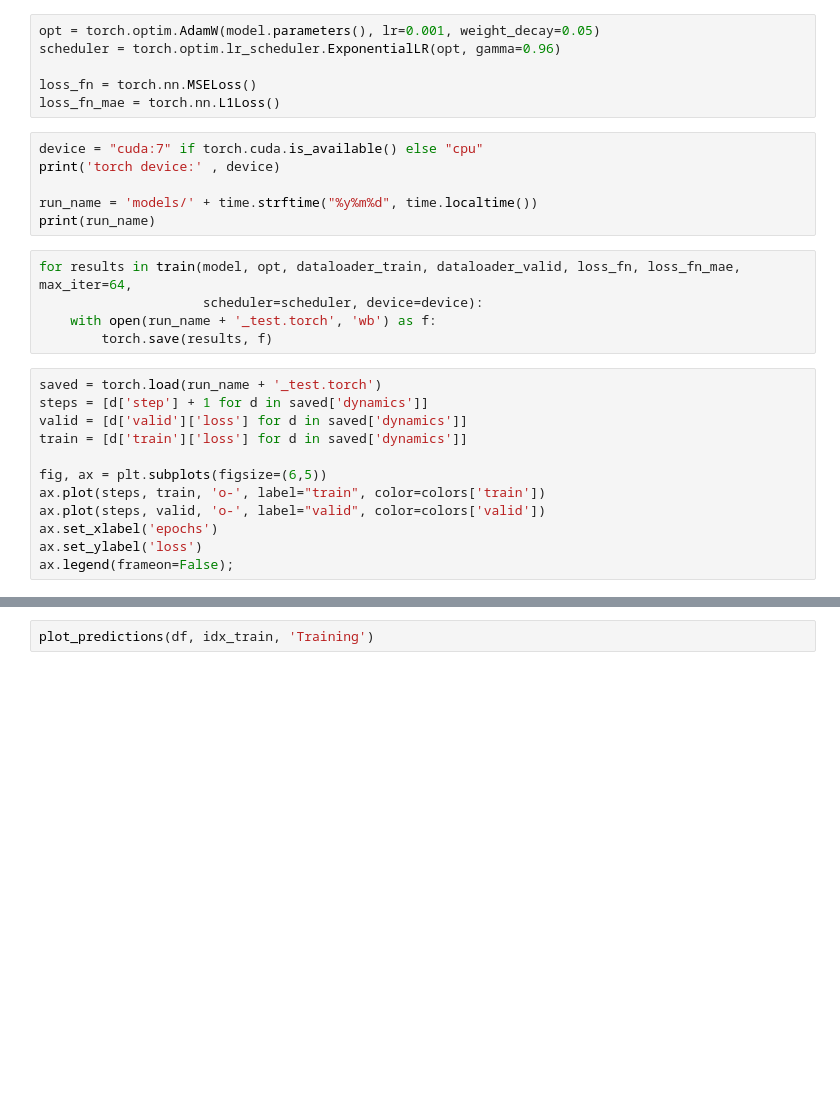
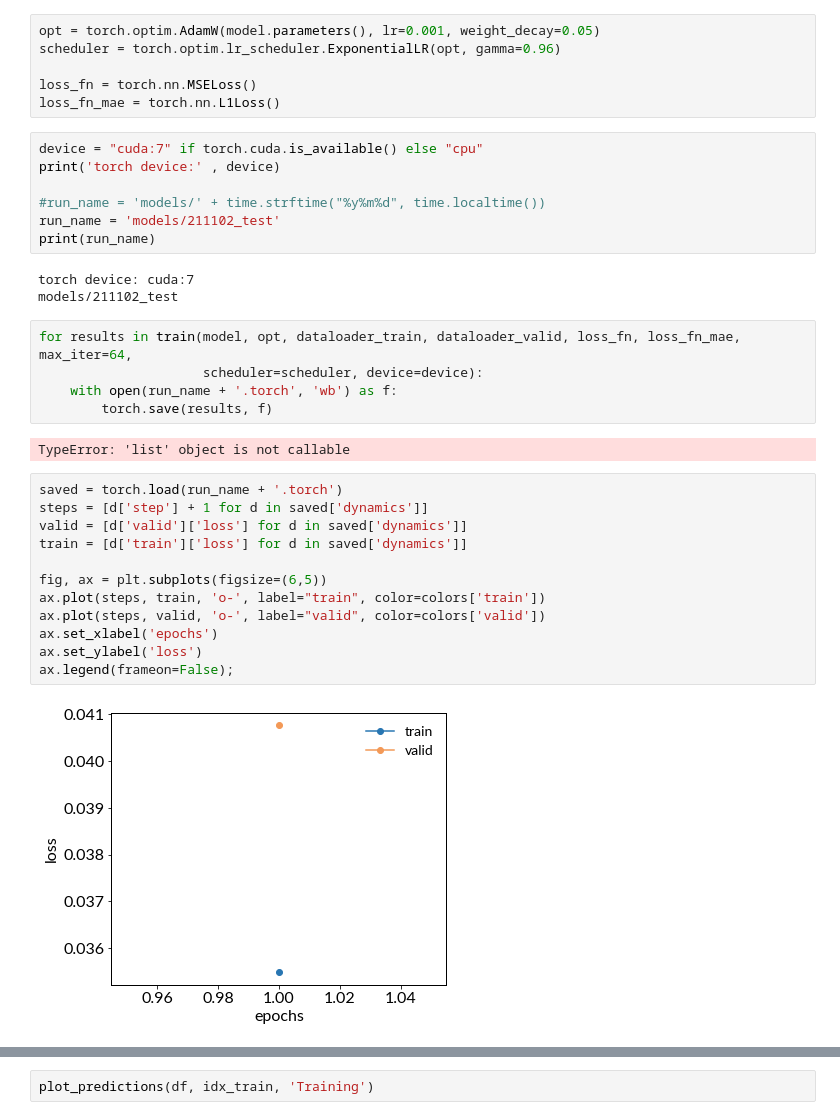
Before and after one commit to ninarina12/phononDoS_tutorial, a Jupyter notebook: phononDoS.ipynb, the cells around one changed output, grey strips where cells are left out. Saved outputs shown, nothing was run; the diff lists cells and outputs as text; blank space fills up the shorter version.

```diff
--- a/phononDoS.ipynb
+++ b/phononDoS.ipynb
@@ -198,24 +234,32 @@ loss_fn_mae = torch.nn.L1Loss()
 device = "cuda:7" if torch.cuda.is_available() else "cpu"
 print('torch device:' , device)
 
-run_name = 'models/' + time.strftime("%y%m%d", time.localtime())
+#run_name = 'models/' + time.strftime("%y%m%d", time.localtime())
+run_name = 'models/211102_test'
 print(run_name)
+# %% [output]
+torch device: cuda:7
+models/211102_test
 # %%
 for results in train(model, opt, dataloader_train, dataloader_valid, loss_fn, loss_fn_mae, max_iter=64,
                      scheduler=scheduler, device=device):
-    with open(run_name + '_test.torch', 'wb') as f:
+    with open(run_name + '.torch', 'wb') as f:
         torch.save(results, f)
+# %% [output]
+TypeError: 'list' object is not callable
 # %%
-saved = torch.load(run_name + '_test.torch')
+saved = torch.load(run_name + '.torch')
 steps = [d['step'] + 1 for d in saved['dynamics']]
 valid = [d['valid']['loss'] for d in saved['dynamics']]
 train = [d['train']['loss'] for d in saved['dynamics']]
 
 fig, ax = plt.subplots(figsize=(6,5))
 ax.plot(steps, train, 'o-', label="train", color=colors['train'])
 ax.plot(steps, valid, 'o-', label="valid", color=colors['valid'])
 ax.set_xlabel('epochs')
 ax.set_ylabel('loss')
 ax.legend(frameon=False);
+# %% [output]
+[figure, added]
 # %%
 # predict on all data
```
Also changed, not shown: parts of 11 cells of this notebook, 1 other file.
